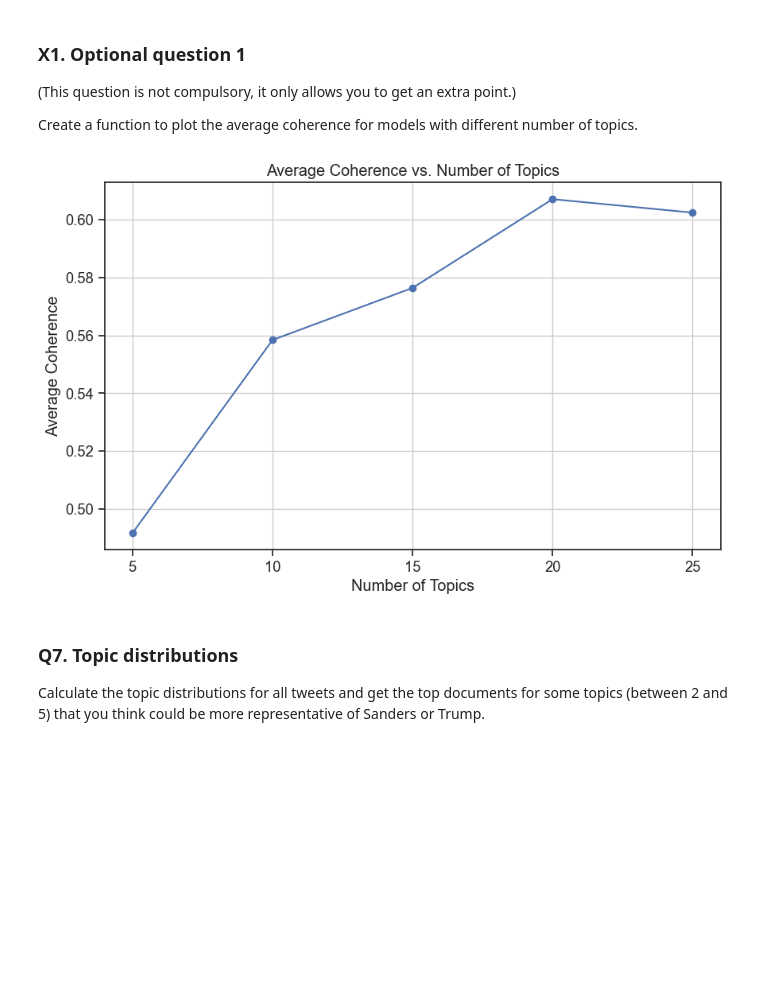
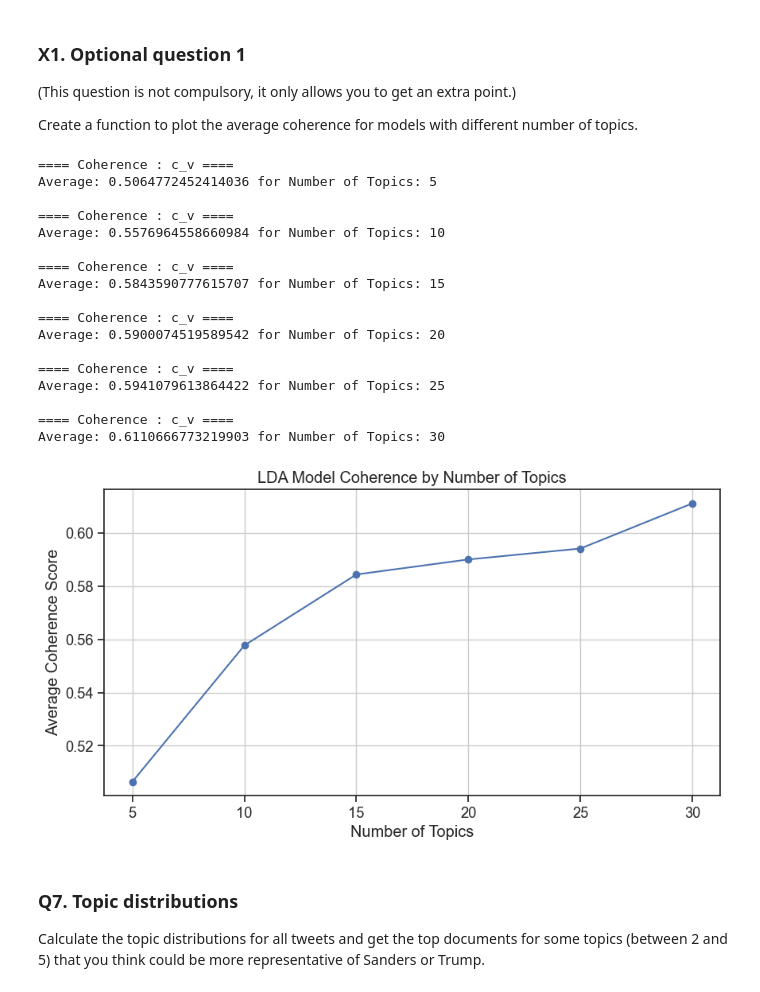
Before and after one commit to FlyingCitroen/AnalysingData, a Jupyter notebook: A3/Assignment3_AD_S5486211.ipynb, the cells around one changed output. Cells and saved outputs as stored; diff of their text form; code cells hidden in the pictures; blank space fills up the shorter version.

```diff
--- a/A3/Assignment3_AD_S5486211.ipynb
+++ b/A3/Assignment3_AD_S5486211.ipynb
@@ -552,13 +399,60 @@ def plot_avg_coherence(num_topics_list, coherence_scores):
-# %%
-# Use the topic numbers before
-num_topics_list = [num_topics_5, num_topics_10, num_topics, num_topics_20, num_topics_25]
-
-# Use the average scores before
-coherence_scores = [average_coherence_5, average_coherence_10, average_coherence, average_coherence_20, average_coherence_25]
-
-plot_avg_coherence(num_topics_list, coherence_scores)
-# %% [output]
-[figure, removed]
+# %%
+def plot_coherence_scores(training_data):
+    # the number of topics I would like to plot
+    topic_amounts = [5, 10, 15, 20, 25, 30]
+    coherences = []
+
+    for num_topics in topic_amounts:
+        model = tp.LDAModel(k=num_topics)
+
+        # add the doc to the model
+        for tweet in training_data:
+            model.add_doc(tweet.strip().split())
+
+        # training...
+        iterations = 10
+        for i in range(0, 100, iterations):
+            model.train(iterations)
+
+        # calculate the score
+        coh = tp.coherence.Coherence(model, coherence='c_v')
+        average_coherence = coh.get_score()
+        coherences.append(average_coherence)
+
+        # print the score of every topic numbers
+        print('\n==== Coherence : c_v ====')
+        print('Average:', average_coherence, 'for Number of Topics:', num_topics)
+
+    # plot
+    plt.figure(figsize=(10, 5))
+    plt.plot(topic_amounts, coherences, marker='o')
+    plt.title('LDA Model Coherence by Number of Topics')
+    plt.xlabel('Number of Topics')
+    plt.ylabel('Average Coherence Score')
+    plt.xticks(topic_amounts)  # all of the test numbers
+    plt.grid(True)
+    plt.show()
+# %%
+plot_coherence_scores(training_data)
+# %% [output]
+==== Coherence : c_v ====
+Average: 0.5064772452414036 for Number of Topics: 5
+
+==== Coherence : c_v ====
+Average: 0.5576964558660984 for Number of Topics: 10
+
+==== Coherence : c_v ====
+Average: 0.5843590777615707 for Number of Topics: 15
+
+==== Coherence : c_v ====
+Average: 0.5900074519589542 for Number of Topics: 20
+
+==== Coherence : c_v ====
+Average: 0.5941079613864422 for Number of Topics: 25
+
+==== Coherence : c_v ====
+Average: 0.6110666773219903 for Number of Topics: 30
+[figure, added]
 # %% [markdown]
 ### Q7. Topic distributions
 Calculate the topic distributions for all tweets and get the top documents for some topics (between 2 and 5) that you think could be more representative of Sanders or Trump.
```
Also changed, not shown: parts of 11 cells of this notebook.
